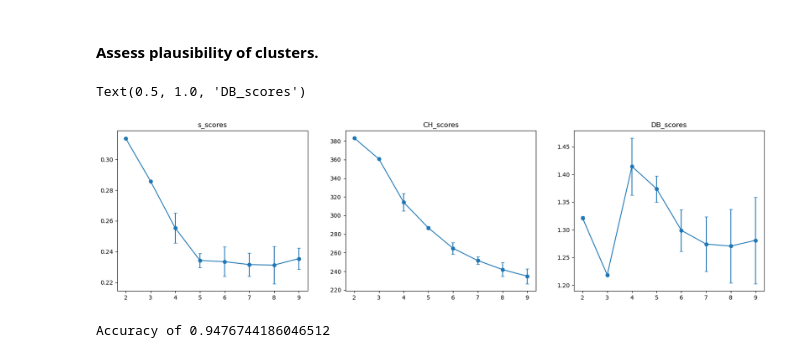
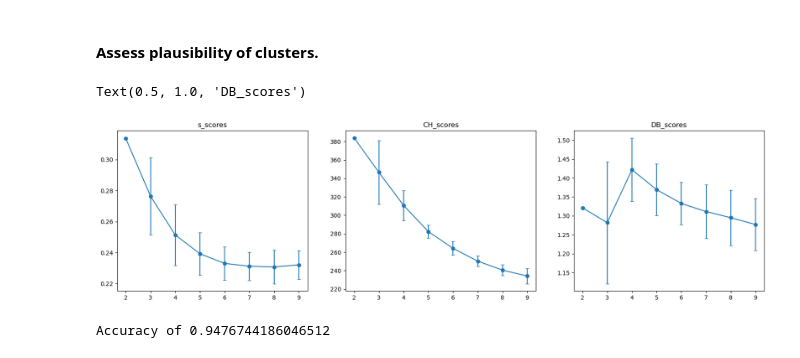
Before and after one commit to tripleUU-U/lamah-ce_lstm, a Jupyter notebook: preprocessing/make_splits.ipynb, the cells around one changed output. Cells and saved outputs as stored; diff of their text form; code cells hidden in the pictures.

```diff
--- a/preprocessing/make_splits.ipynb
+++ b/preprocessing/make_splits.ipynb
@@ -193,47 +241,47 @@ numeric_attributes[picked_attributes.columns].groupby(kmeans_str_labels).mean().
 # %% [markdown]
 #### Assess plausibility of clusters.
 # %%
-n_seeds = 10
+n_seeds = 100
 
-seeds = [1277, 535, 23, 2255, 890, 649, 1034, 6370, 3306, 320]
+seeds = list(np.random.randint(0, 1000, n_seeds))
 
 
 s_scores = np.zeros([n_seeds,10])
 CH_scores =  np.zeros([n_seeds,10])
 DB_scores =  np.zeros([n_seeds,10])
 
-for i in range(0,n_seeds):
+for i in tqdm(range(0,n_seeds)):
 
     seed = seeds[i]
 
     for k in range(2,10):
 
         # Test for k-means.
         labels = KMeans(k,random_state=seed).fit_predict(pca_attributes)
         s_scores[i,k] = silhouette_score(pca_attributes,labels) # higher is better
         CH_scores[i,k] = calinski_harabasz_score(pca_attributes,labels) # higher is better
         DB_scores [i,k] = davies_bouldin_score(pca_attributes, labels) # lower is better
 
 avg_s_scores = s_scores.mean(axis=0)[2:]
 avg_ch_scores = CH_scores.mean(axis=0)[2:]
 avg_db_scores = DB_scores.mean(axis=0)[2:]
 
 std_s_scores = s_scores.std(axis=0)[2:]
 std_ch_scores = CH_scores.std(axis=0)[2:]
 std_db_scores = DB_scores.std(axis=0)[2:]
 
 fig, axs = plt.subplots(1,3, figsize=(20,5))
 
 axs[0].errorbar(range(2,10), avg_s_scores, yerr=std_s_scores, marker="o", capsize=3)
 axs[1].errorbar(range(2,10), avg_ch_scores, yerr=std_ch_scores, marker="o", capsize=3)
 axs[2].errorbar(range(2,10), avg_db_scores, yerr=std_db_scores, marker="o", capsize=3)
 
 axs[0].set_title("s_scores")
 axs[1].set_title("CH_scores")
 axs[2].set_title("DB_scores")
 # %% [output]
 Text(0.5, 1.0, 'DB_scores')
-[figure, old version]
+[figure, new version]
 # %%
 from sklearn.ensemble import RandomForestClassifier
 
```
Also changed, not shown: parts of 5 cells of this notebook, 2 other files.
